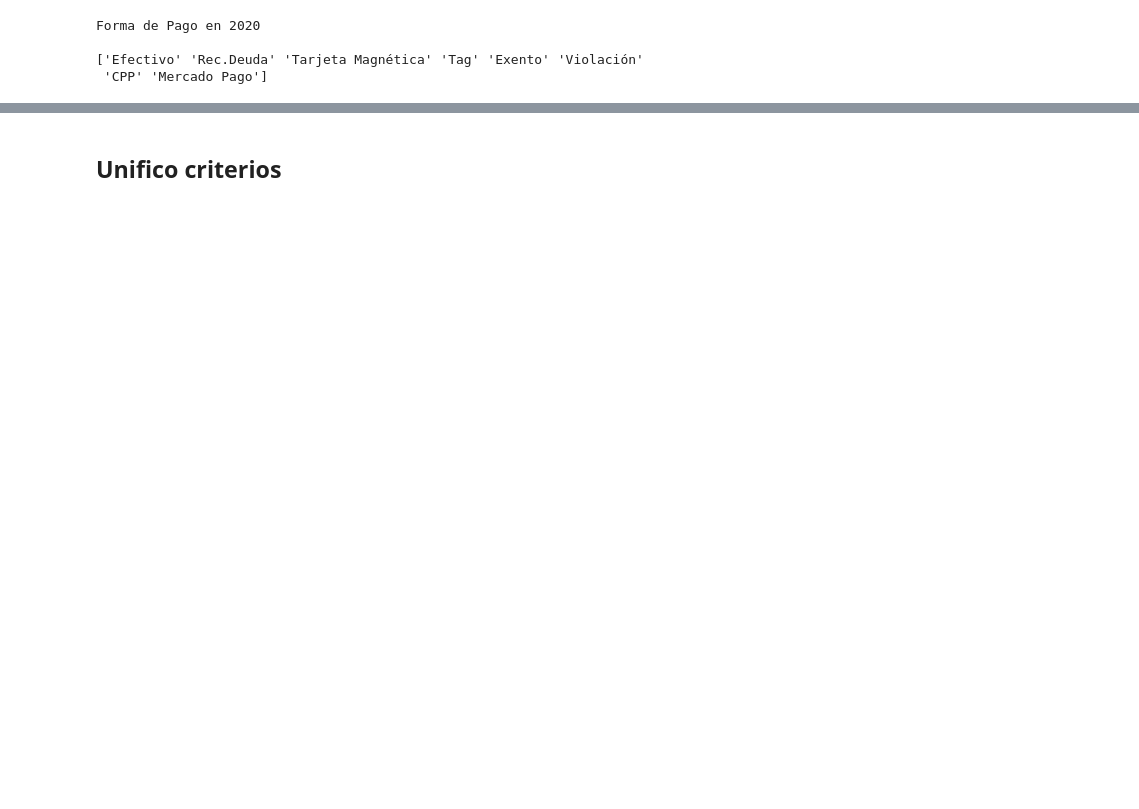
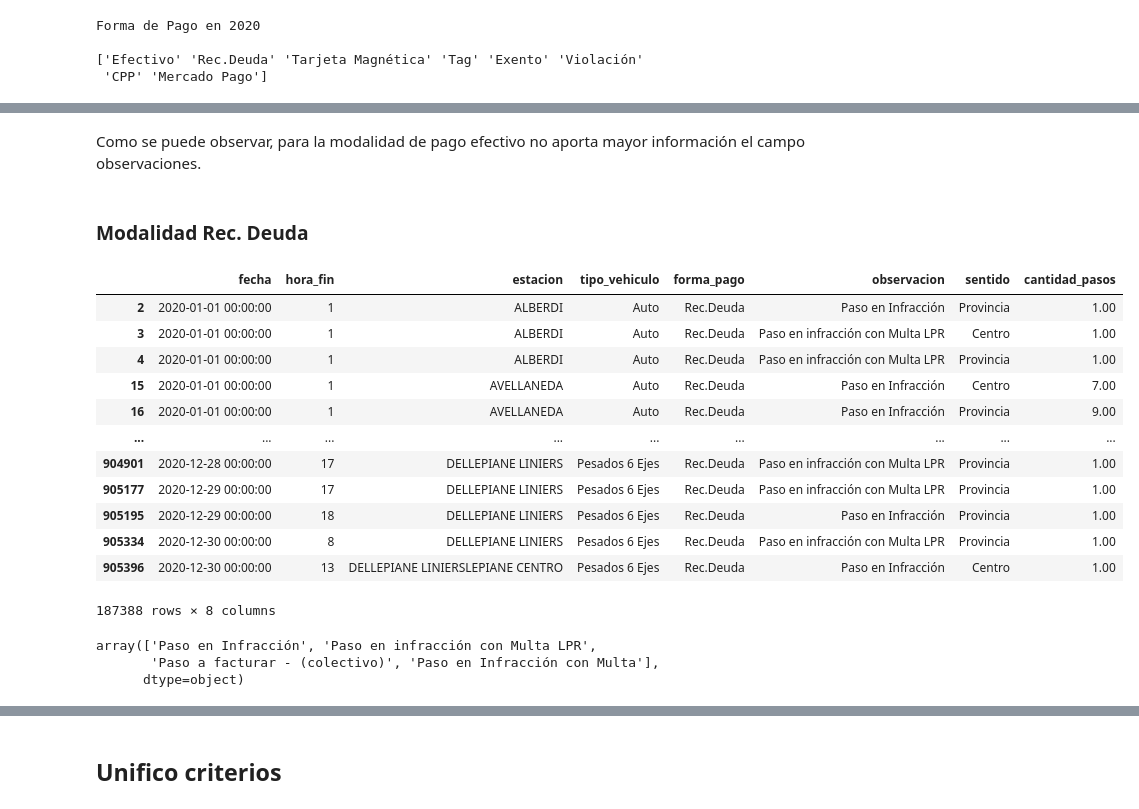
Before and after one commit to martinezalina/illia-p4, a Jupyter notebook: flujo-vehicular-2020.ipynb, the cells around one changed output, grey strips where cells are left out. Drawn from its saved outputs; the diff is of its cells as text; code cells hidden in the pictures; blank space fills up the shorter version.

```diff
--- a/flujo-vehicular-2020.ipynb
+++ b/flujo-vehicular-2020.ipynb
@@ -120,0 +152,27 @@ Forma de Pago en 2020
+# %% [markdown]
+Como se puede observar, para la modalidad de pago efectivo no aporta mayor información el campo observaciones.
+# %% [markdown]
+### Modalidad Rec. Deuda
+# %%
+d_rec_deuda = data_2020_full[data_2020_full['forma_pago'] == 'Rec.Deuda']
+d_rec_deuda
+# %% [output]
+|  | fecha | hora_fin | estacion | tipo_vehiculo | forma_pago | observacion | sentido | cantidad_pasos |
+| 2 | 2020-01-01 00:00:00 | 1 | ALBERDI | Auto | Rec.Deuda | Paso en Infracción | Provincia | 1.00 |
+| 3 | 2020-01-01 00:00:00 | 1 | ALBERDI | Auto | Rec.Deuda | Paso en infracción con Multa LPR | Centro | 1.00 |
+| 4 | 2020-01-01 00:00:00 | 1 | ALBERDI | Auto | Rec.Deuda | Paso en infracción con Multa LPR | Provincia | 1.00 |
+| 15 | 2020-01-01 00:00:00 | 1 | AVELLANEDA | Auto | Rec.Deuda | Paso en Infracción | Centro | 7.00 |
+| 16 | 2020-01-01 00:00:00 | 1 | AVELLANEDA | Auto | Rec.Deuda | Paso en Infracción | Provincia | 9.00 |
+| ... | ... | ... | ... | ... | ... | ... | ... | ... |
+| 904901 | 2020-12-28 00:00:00 | 17 | DELLEPIANE LINIERS | Pesados 6 Ejes | Rec.Deuda | Paso en infracción con Multa LPR | Provincia | 1.00 |
+| 905177 | 2020-12-29 00:00:00 | 17 | DELLEPIANE LINIERS | Pesados 6 Ejes | Rec.Deuda | Paso en infracción con Multa LPR | Provincia | 1.00 |
+| 905195 | 2020-12-29 00:00:00 | 18 | DELLEPIANE LINIERS | Pesados 6 Ejes | Rec.Deuda | Paso en Infracción | Provincia | 1.00 |
+| 905334 | 2020-12-30 00:00:00 | 8 | DELLEPIANE LINIERS | Pesados 6 Ejes | Rec.Deuda | Paso en infracción con Multa LPR | Provincia | 1.00 |
+| 905396 | 2020-12-30 00:00:00 | 13 | DELLEPIANE LINIERSLEPIANE CENTRO | Pesados 6 Ejes | Rec.Deuda | Paso en Infracción | Centro | 1.00 |
+187388 rows × 8 columns
+# %%
+d_rec_deuda['observacion'].unique()
+# %% [output]
+array(['Paso en Infracción', 'Paso en infracción con Multa LPR',
+       'Paso a facturar - (colectivo)', 'Paso en Infracción con Multa'],
+      dtype=object)
```
Also changed, not shown: parts of 52 cells of this notebook, 2 other files.
